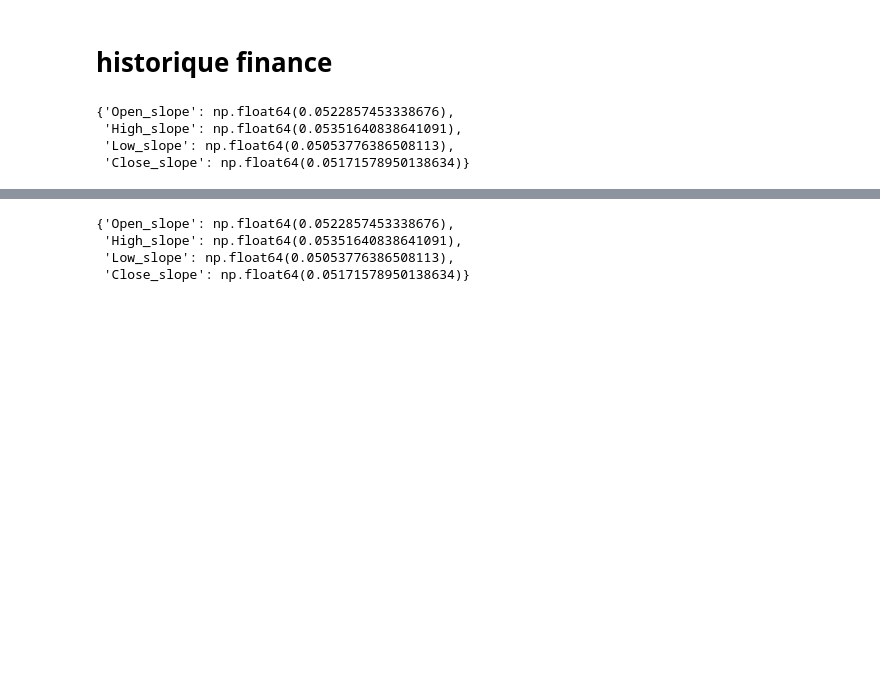
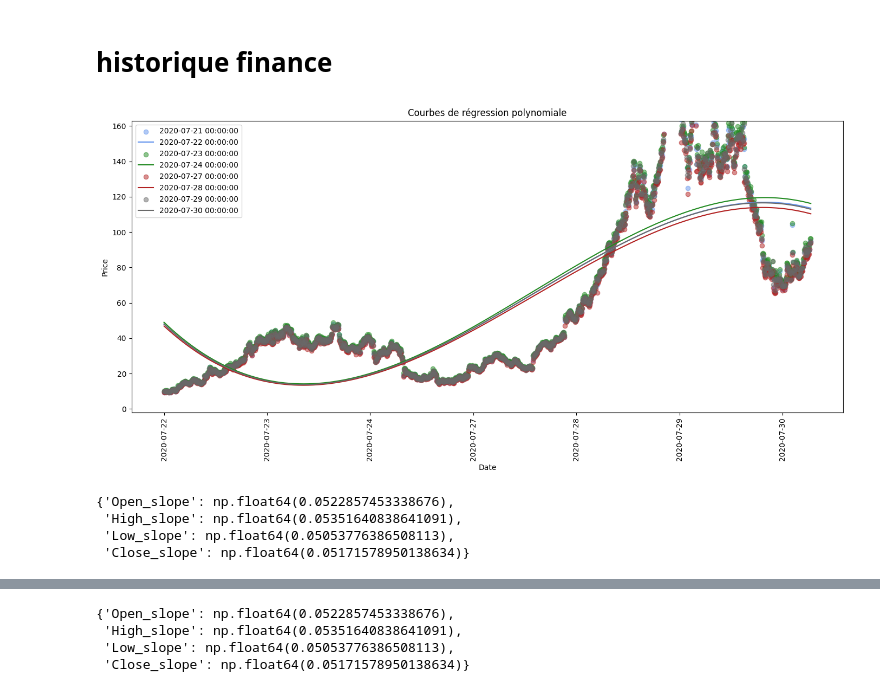
Before and after one commit to Clementadm/Projet_master, a Jupyter notebook: SRC/graph.ipynb, the cells around one changed output, grey strips where cells are left out. Cells and saved outputs as stored; diff of their text form; code cells hidden in the pictures; blank space fills up the shorter version.

Commit message:
add graph to dashboard

```diff
--- a/SRC/graph.ipynb
+++ b/SRC/graph.ipynb
@@ -174,19 +173,20 @@ def get_trends_events(
 
     return return_slop
 # %%
-get_trends_events_graph(
+get_trends_events(
     df=df_5year,
     cols=["Open", "High", "Low", "Close"],
     degre=3,
     show_curve=True,
     colors={
         "Open":"cornflowerblue",
         "High":"forestgreen",
         "Low":"firebrick",
         "Close":"dimgrey"
     }
 )
 # %% [output]
+[figure, added]
 {'Open_slope': np.float64(0.0522857453338676),
  'High_slope': np.float64(0.05351640838641091),
  'Low_slope': np.float64(0.05053776386508113),
```
Also changed, not shown: parts of 6 cells of this notebook, 12 other files.
